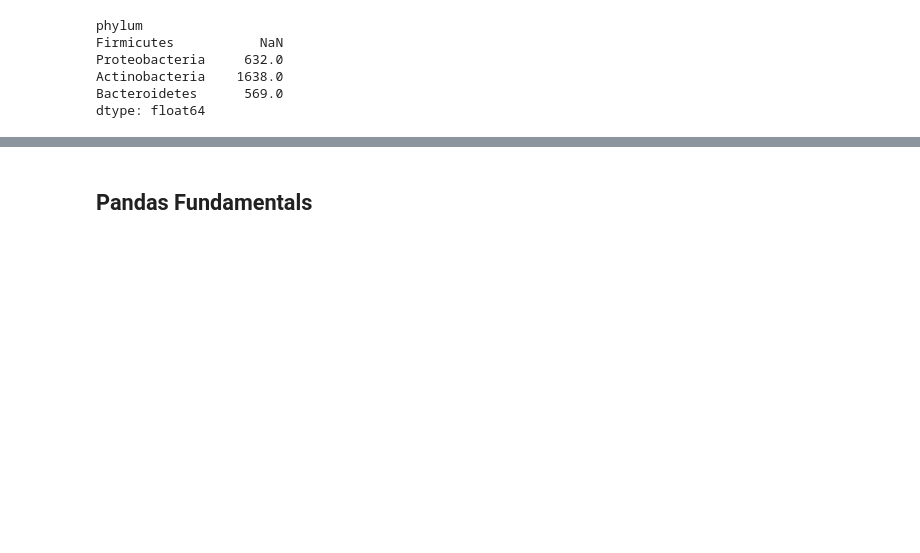
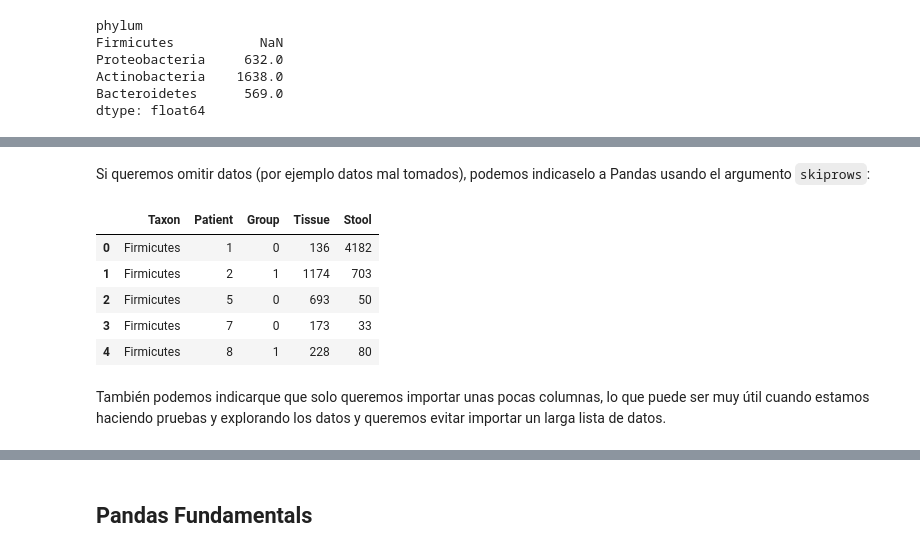
Before and after one commit to aloctavodia/intro_ciencia_de_datos, a Jupyter notebook: 03_Manipulación_de_datos_y_Pandas.ipynb, the cells around one changed output, grey strips where cells are left out. Cells and saved outputs as stored; diff of their text form; code cells hidden in the pictures; blank space fills up the shorter version.

```diff
--- a/03_Manipulación_de_datos_y_Pandas.ipynb
+++ b/03_Manipulación_de_datos_y_Pandas.ipynb
@@ -565,0 +536,13 @@ There are several other data formats that can be imported into Python and conver
+# %% [markdown]
+Si queremos omitir datos (por ejemplo datos mal tomados), podemos indicaselo a Pandas usando el argumento `skiprows`:
+# %%
+pd.read_csv('datos/microbiome.csv', skiprows=[3,4,6]).head()
+# %% [output]
+|  | Taxon | Patient | Group | Tissue | Stool |
+| 0 | Firmicutes | 1 | 0 | 136 | 4182 |
+| 1 | Firmicutes | 2 | 1 | 1174 | 703 |
+| 2 | Firmicutes | 5 | 0 | 693 | 50 |
+| 3 | Firmicutes | 7 | 0 | 173 | 33 |
+| 4 | Firmicutes | 8 | 1 | 228 | 80 |
+# %% [markdown]
+También podemos indicarque que solo queremos importar unas pocas columnas, lo que puede ser muy útil cuando estamos haciendo pruebas y explorando los datos y queremos evitar importar un larga lista de datos.
```
Also changed, not shown: parts of 111 cells of this notebook.
